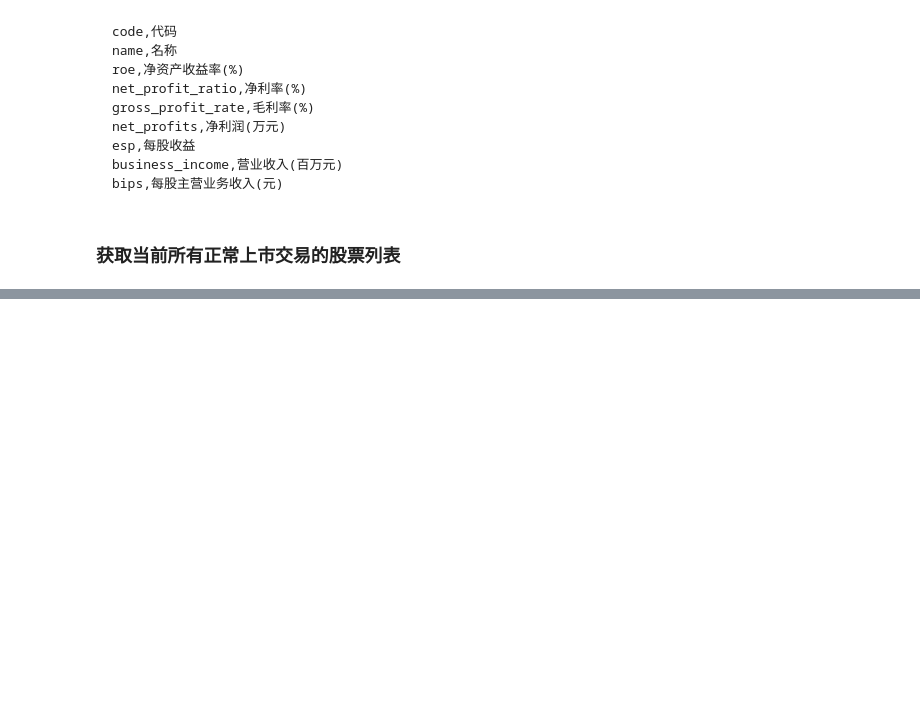
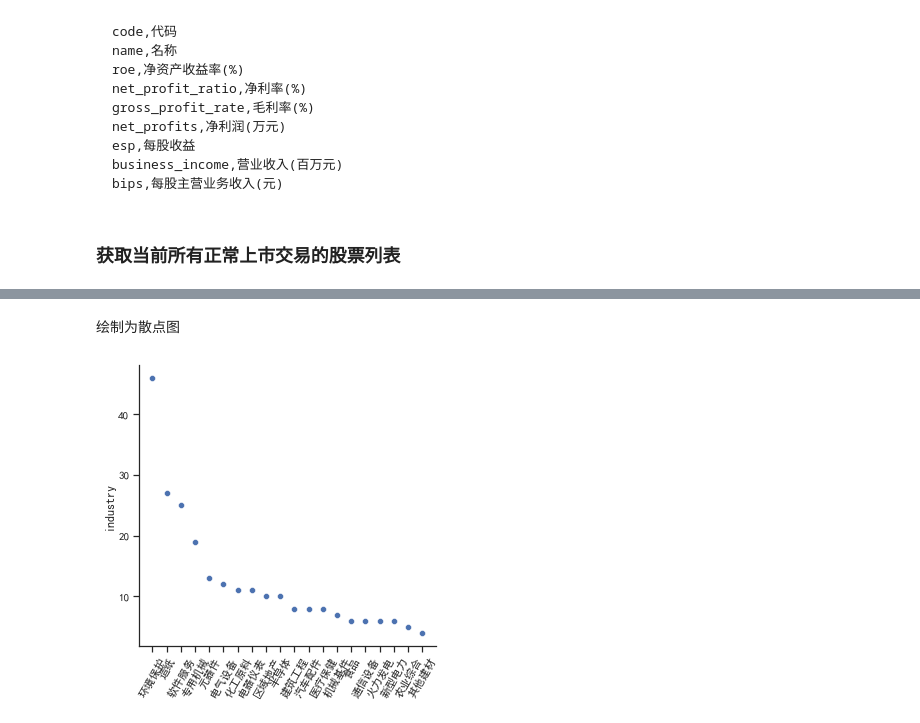
Before and after one commit to heblade/pythontraining, a Jupyter notebook: 21.3 A_stocks.ipynb, the cells around one changed output, grey strips where cells are left out. Cells and saved outputs as stored; diff of their text form; code cells hidden in the pictures; blank space fills up the shorter version.

```diff
--- a/21.3 A_stocks.ipynb
+++ b/21.3 A_stocks.ipynb
@@ -233,0 +222,2 @@ Exception: 抱歉，您没有访问该接口的权限，权限的具体详情访
+# %%
+result = pd.merge(daily_data, stock_info, how = 'left', on=['ts_code', 'ts_code'])
@@ -233,0 +235,2 @@ Exception: 抱歉，您没有访问该接口的权限，权限的具体详情访
+# %%
+easy_read_df = result[['trade_date', 'ts_code', 'symbol', 'name', 'industry', 'pct_chg', 'open', 'high', 'low', 'close', 'change', 'vol', 'amount']]
@@ -233,0 +262,3 @@ Exception: 抱歉，您没有访问该接口的权限，权限的具体详情访
+# %%
+up_df = easy_read_df[easy_read_df['pct_chg'] >= 5].sort_values(by=['pct_chg', 'symbol'],
+                                                               ascending=[False, True]).reset_index()
@@ -233,0 +267,2 @@ Exception: 抱歉，您没有访问该接口的权限，权限的具体详情访
+# %%
+up_market_count = pd.DataFrame(up_df['industry'].value_counts())
@@ -233,0 +283,10 @@ Exception: 抱歉，您没有访问该接口的权限，权限的具体详情访
+# %% [markdown]
+绘制为散点图
+# %%
+sns.relplot(x=up_market_count.index[0:20], y='industry', data=up_market_count.head(20))
+# 旋转X轴文本为90度
+plt.xticks(plt.xticks()[0], up_market_count.index, rotation=60)
+plt.tight_layout()
+plt.show()
+# %% [output]
+[figure, added]
```
Also changed, not shown: parts of 66 cells of this notebook, 13 other files.
